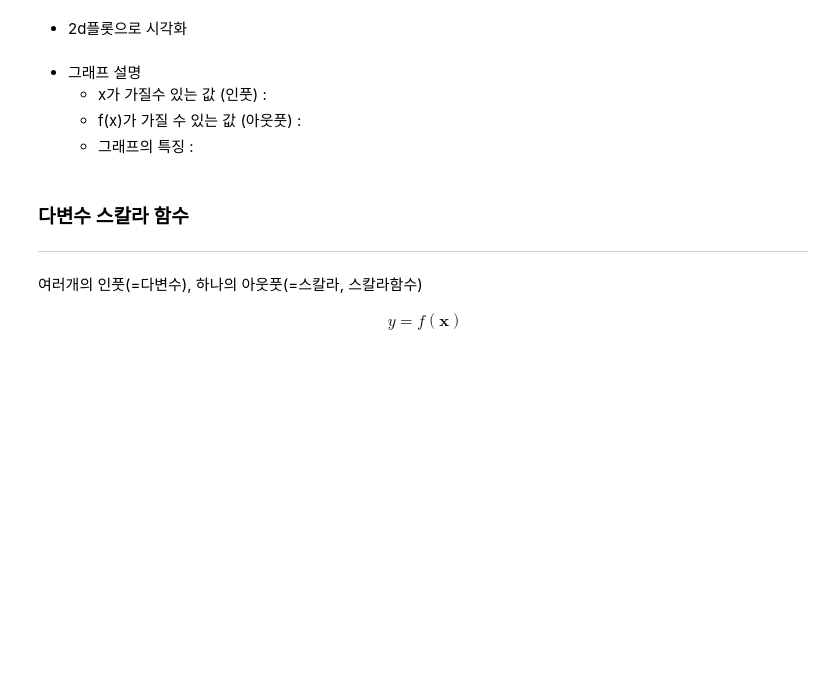
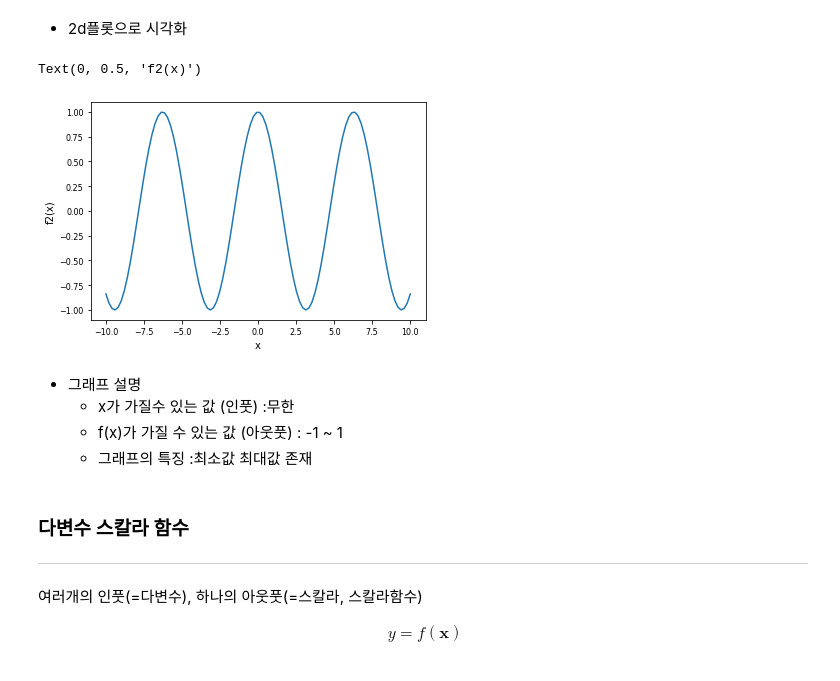
Before and after one commit to Felife11/SkillTreePython-DataAnalysis, a Jupyter notebook: 05.머신러닝기반데이터분석/ch05_02_기초수학_다변수함수와벡터함수.ipynb, the cells around one changed output. Saved outputs shown, nothing was run; the diff lists cells and outputs as text; code cells hidden in the pictures; blank space fills up the shorter version.

```diff
--- a/05.머신러닝기반데이터분석/ch05_02_기초수학_다변수함수와벡터함수.ipynb
+++ b/05.머신러닝기반데이터분석/ch05_02_기초수학_다변수함수와벡터함수.ipynb
@@ -53,5 +95,11 @@ f(x) = cosin(x)
 \end{align}
 # %% [markdown]
 * 함수 생성하기
+# %%
+def f2(x):
+  return np.cos(x)
 # %% [markdown]
 * 인풋 정의 (-10~10, 100개)
+# %%
+xs = np.linspace(-10, 10, 100)
+f2(xs)
@@ -58,10 +127,18 @@ f(x) = cosin(x)
 # %% [markdown]
 * 2d플롯으로 시각화
+# %%
+#plt.plot(x축, y축)
+plt.plot(xs, f2(xs))
+plt.xlabel('x')
+plt.ylabel('f2(x)')
+# %% [output]
+Text(0, 0.5, 'f2(x)')
+[figure, added]
 # %% [markdown]
 * 그래프 설명
-  * x가 가질수 있는 값 (인풋) :
-  * f(x)가 가질 수 있는 값 (아웃풋) :
-  * 그래프의 특징 :
+  * x가 가질수 있는 값 (인풋) :무한
+  * f(x)가 가질 수 있는 값 (아웃풋) : -1 ~ 1
+  * 그래프의 특징 :최소값 최대값 존재
 # %% [markdown]
 ### 다변수 스칼라 함수
 ---
```
Also changed, not shown: parts of 15 cells of this notebook.
